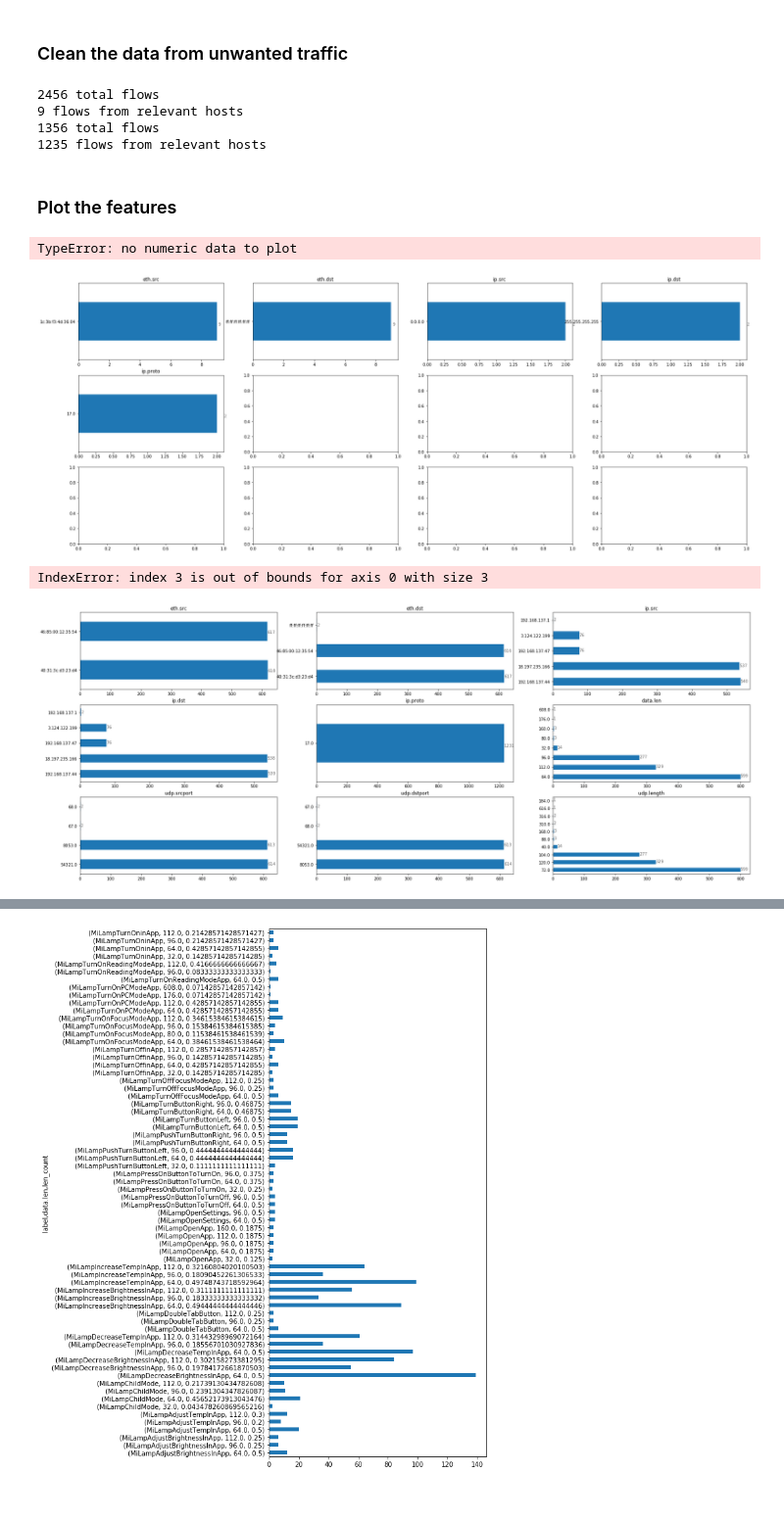
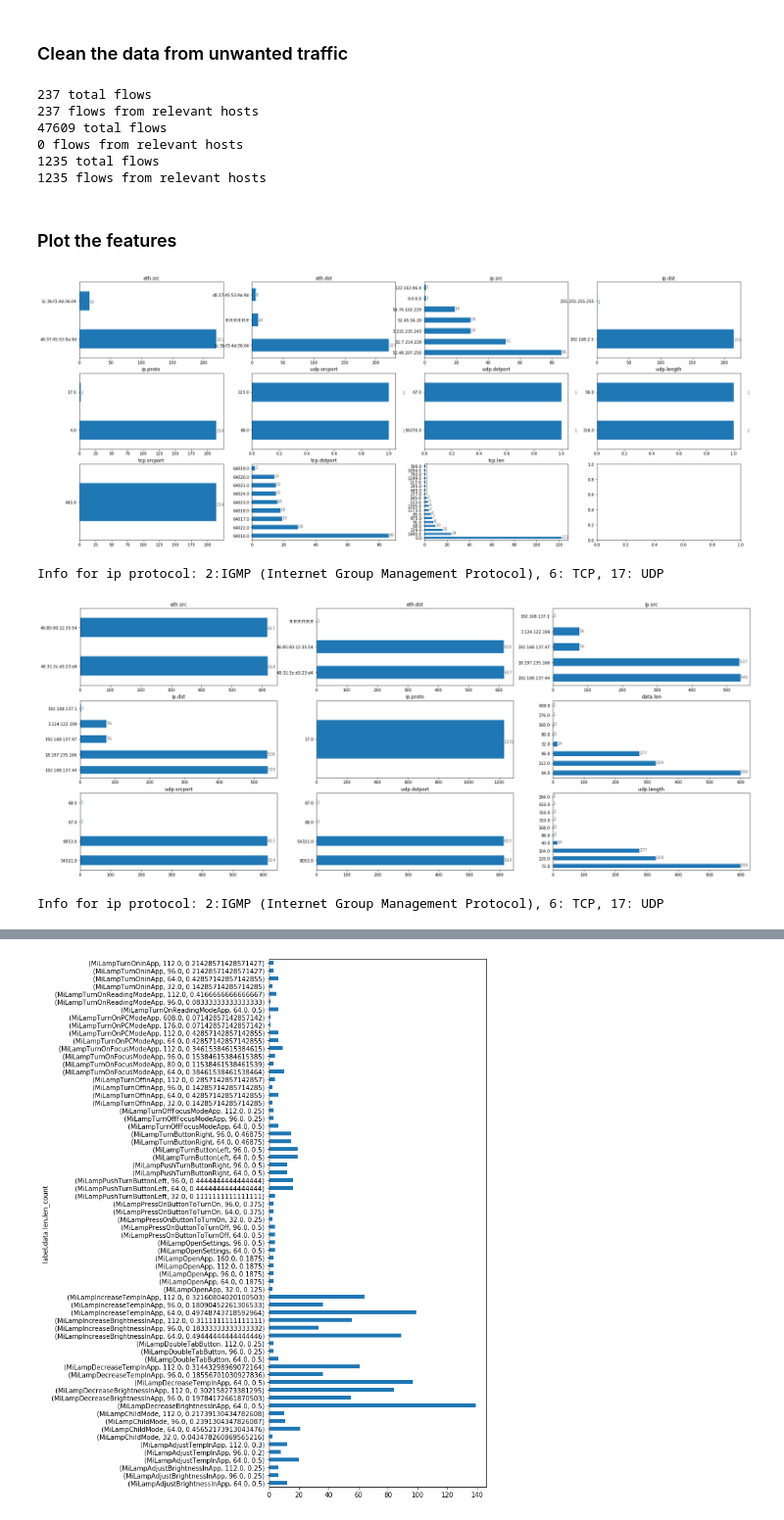
Before and after one commit to francolmenar-UT/Security-Services-for-IoT, a Jupyter notebook: Final-Project/Traffic Analysis.ipynb, the cells around one changed output, grey strips where cells are left out. Shown: that part at 98% size. Saved outputs shown, nothing was run; the diff lists cells and outputs as text; code cells hidden in the pictures.

```diff
--- a/Final-Project/Traffic Analysis.ipynb
+++ b/Final-Project/Traffic Analysis.ipynb
@@ -224,11 +238,14 @@ plugMac = "1c:3b:f3:4d:36:04"
 # %%
 # only keep traffic from and to the IP addresses
 df_sp = removeBack(df_sp,plugIps,plugMac)
+df_sp_w = removeBack(df_sp_w,plugIps,plugMac)
 df_ml = removeBack(df_ml,lampIps,lampMac)
 # %% [output]
-2456 total flows
-9 flows from relevant hosts
-1356 total flows
+237 total flows
+237 flows from relevant hosts
+47609 total flows
+0 flows from relevant hosts
+1235 total flows
 1235 flows from relevant hosts
 # %%
 #df_ml["ip.src"].isnull().values.any()
@@ -237,17 +254,17 @@ df_ml = removeBack(df_ml,lampIps,lampMac)
 # %%
 #features to exclude
 no_interest = ["frame.number", "frame.time","data.data", "eth.addr.oui_resolved", "label"]
 #plot smartplug
-plot_stuff(df_sp,no_interest,3,4)
+plot_stuff(df_sp.dropna(axis=1, how='all'),no_interest,3,4)
 # %% [output]
+[figure, new version]
-TypeError: no numeric data to plot
+Info for ip protocol: 2:IGMP (Internet Group Management Protocol), 6: TCP, 17: UDP
-[figure, old version]
 # %%
 #plot Mi Lamp
-plot_stuff(df_ml,no_interest,3,3)
+plot_stuff(df_ml.dropna(axis=1, how='all'),no_interest,3,3)
 # %% [output]
+[figure]
-IndexError: index 3 is out of bounds for axis 0 with size 3
+Info for ip protocol: 2:IGMP (Internet Group Management Protocol), 6: TCP, 17: UDP
-[figure]
 # %%
 lendata = df_ml["udp.length"].groupby(df_ml["label"]).value_counts()#.plot(kind="barh", figsize=(5,12)
 # %%
```
Also changed, not shown: parts of 11 cells of this notebook.
